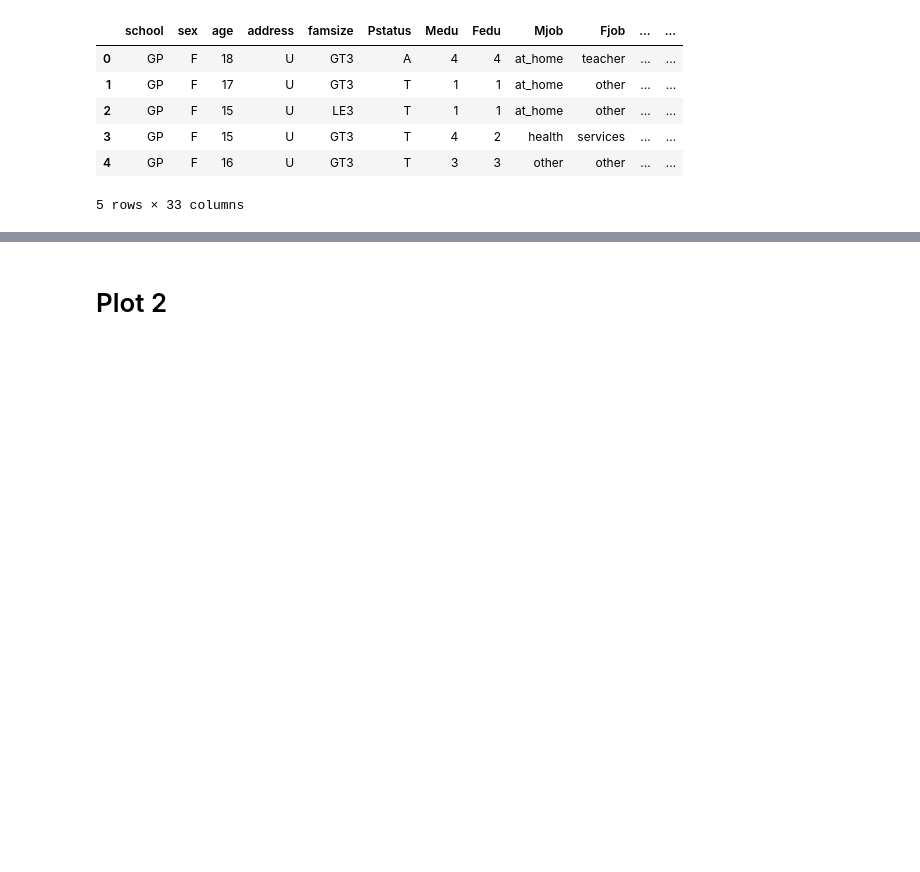
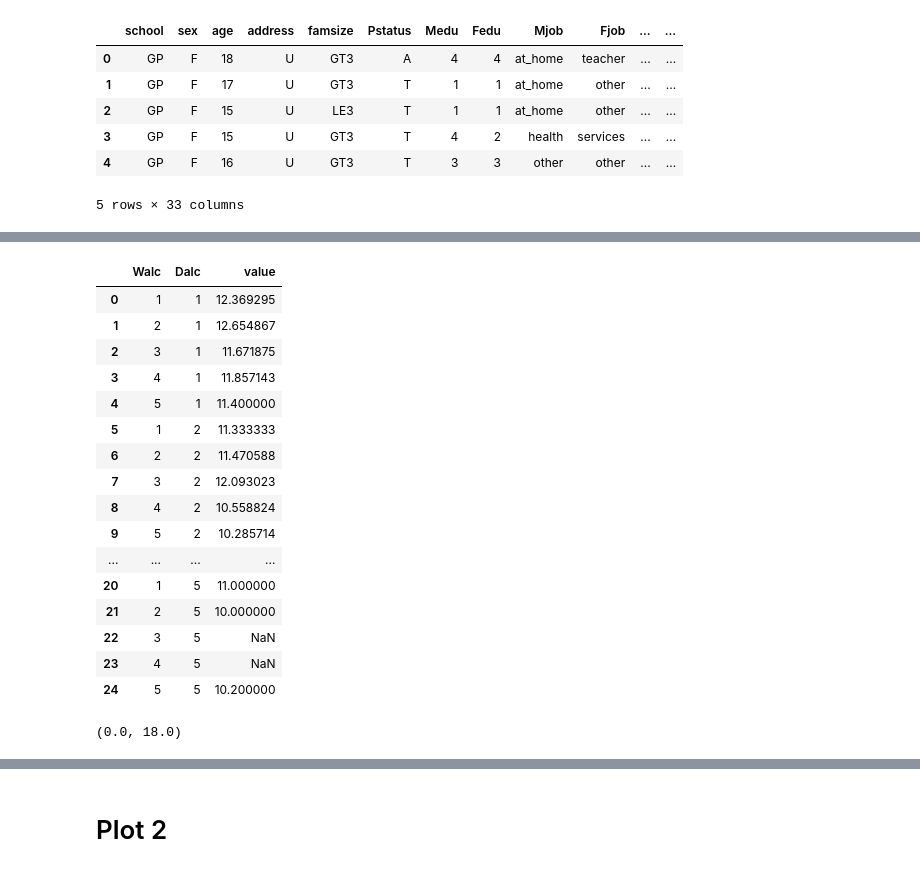
Before and after one commit to LaraTerpetschnig/LaraTerpetschnig.github.io, a Jupyter notebook: python_notebooks/final_project_3.1.ipynb, the cells around one changed output, grey strips where cells are left out. Cells and saved outputs as stored; diff of their text form; code cells hidden in the pictures; blank space fills up the shorter version.

```diff
--- a/python_notebooks/final_project_3.1.ipynb
+++ b/python_notebooks/final_project_3.1.ipynb
@@ -99,0 +19,3 @@ interactive_heatmap.save(myJekyllDir + 'final_project_interactive_heatmap.json')
+# %%
+data = pd.pivot_table(df, values='G3', index='Walc', columns='Dalc', aggfunc='mean')
+data
@@ -99,0 +40,26 @@ interactive_heatmap.save(myJekyllDir + 'final_project_interactive_heatmap.json')
+# %%
+data_melted = data.melt(id_vars=['Walc'], value_vars=[1, 2, 3, 4, 5])
+data_melted.rename({'variable':'Dalc'}, axis=1, inplace=True)
+data_melted
+# %% [output]
+|  | Walc | Dalc | value |
+| 0 | 1 | 1 | 12.369295 |
+| 1 | 2 | 1 | 12.654867 |
+| 2 | 3 | 1 | 11.671875 |
+| 3 | 4 | 1 | 11.857143 |
+| 4 | 5 | 1 | 11.400000 |
+| 5 | 1 | 2 | 11.333333 |
+| 6 | 2 | 2 | 11.470588 |
+| 7 | 3 | 2 | 12.093023 |
+| 8 | 4 | 2 | 10.558824 |
+| 9 | 5 | 2 | 10.285714 |
+| ... | ... | ... | ... |
+| 20 | 1 | 5 | 11.000000 |
+| 21 | 2 | 5 | 10.000000 |
+| 22 | 3 | 5 | NaN |
+| 23 | 4 | 5 | NaN |
+| 24 | 5 | 5 | 10.200000 |
+# %%
+data_melted['value'].min(), data_melted['value'].max()
+# %% [output]
+(0.0, 18.0)
```
Also changed, not shown: parts of 11 cells of this notebook, 3 other files.
